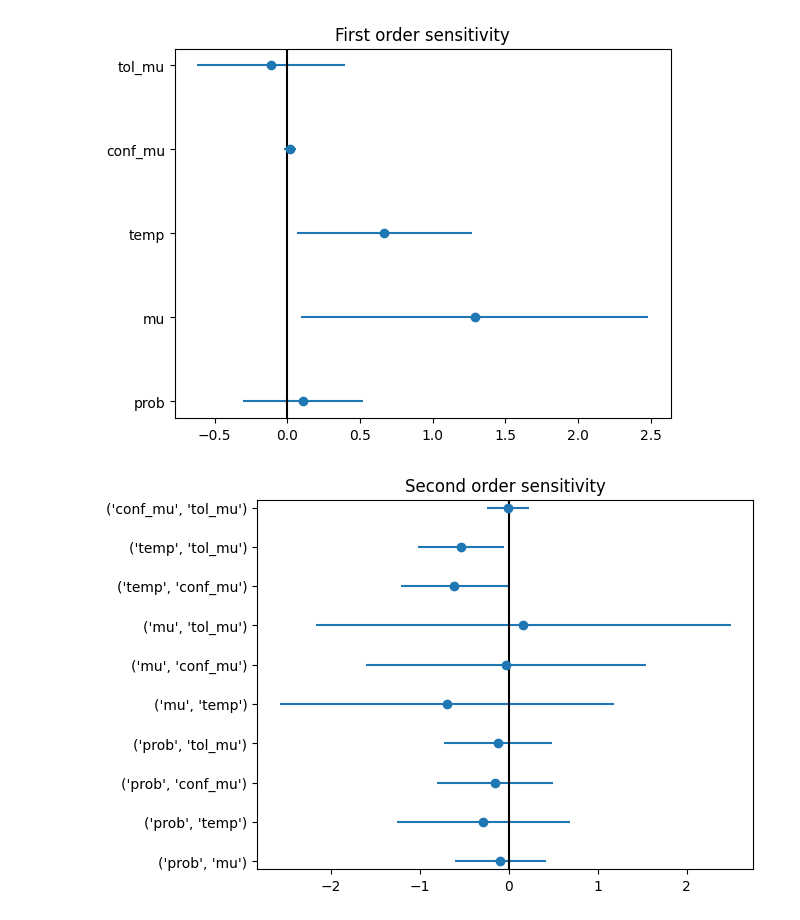
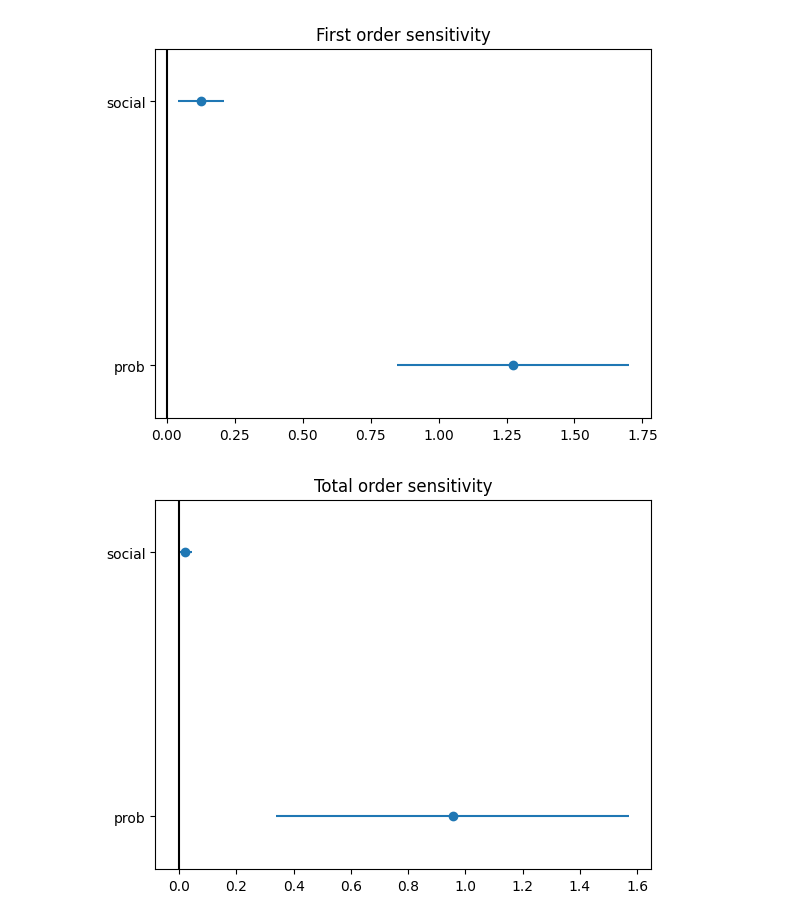
Before and after one commit to noayasmine/ABM_project, a Jupyter notebook: SA_sobol_ABM_parallel.ipynb, the cells around one changed output. Cells and saved outputs as stored; diff of their text form; code cells hidden in the pictures.

```diff
--- a/SA_sobol_ABM_parallel.ipynb
+++ b/SA_sobol_ABM_parallel.ipynb
@@ -13,9 +13,9 @@ from ABM_Final_Final_Final import SocialNetwork
 # %%
 # We define our variables and bounds
 problem = {
-    'num_vars': 4,
-    'names': ['prob', 'mu', 'temp', 'social'],
-    'bounds': [[0., 1.], [0.01,1], [0.01,0.3], [0.,0.5]]
+    'num_vars': 3,
+    'names': ['prob', 'social', 'n_agents'],
+    'bounds': [[0., 1.], [0.,0.5], [50, 100]]
 }
 
 w_pop = 0.2
@@ -23,9 +23,9 @@ w_prox = 0.7
 w_sim = 0.1
 
 # Set the repetitions, the amount of steps, and the amount of distinct values per variable
-replicates = 15
-max_steps = 300
-distinct_samples = 256
+replicates = 25
+max_steps = 350
+distinct_samples = 4
 
 # We get all our samples here
 param_values = saltelli.sample(problem, distinct_samples, calc_second_order=False)
@@ -33,7 +33,7 @@ param_values = saltelli.sample(problem, distinct_samples, calc_second_order=Fals
 # Initialize DataFrame to store results
 num_samples = len(param_values) * replicates
 
-data = pd.DataFrame(index=range(num_samples), columns=['prob', 'mu', 'temp', 'social'])
+data = pd.DataFrame(index=range(num_samples), columns=['prob', 'social', 'n_agents'])
 
 data['Run'], data['max IN degree'], data['avg clustering coeff'] = None, None, None
 
@@ -57,9 +60,10 @@ print(data)
 # %%
 # Define your model
-def run_model(count, params,max_steps):
-    n_agents = 75
-    prob, temp, mu, social = params
-    model = SocialNetwork(n_agents, prob, w_pop, w_prox, w_sim, mu, temp, social)
+def run_model(count, params, max_steps):
+    prob, social, n_agents = params
+    print(n_agents)
+    n_agents = int(n_agents)
+    model = SocialNetwork(n_agents, prob, w_pop, w_prox, w_sim, social)
     for k in range(max_steps + 1):
         model.step()
         print(f"\rProgress: {(k / max_steps) * 100:.2f}%", end='', flush=True)
@@ -98,9 +102,8 @@ for result in results:
     clustering_coeff = result[2]
     max_in = result[3]
     data.at[count, "prob"] = vals[0]
-    data.at[count, "mu"] = vals[1]
-    data.at[count, "temp"] = vals[2]
-    data.at[count, "social"] = vals[3]
+    data.at[count, "social"] = vals[1]
+    data.at[count, "n_agents"] = vals[2]
     data.iloc[count, len(vals):len(vals)+3] = count,max_in,clustering_coeff
 
 print(data)
@@ -128,5 +131,5 @@ data.to_csv(f"sobol_rep{replicates}_maxstep{max_steps}_distsamples{distinct_samp
 # %%
-# Si_cluster = sobol.analyze(problem, data['avg clustering coeff'].values, calc_second_order=False, print_to_console=True)
-# Si_IN_Degree = sobol.analyze(problem, data['max IN degree'].values, calc_second_order=False, print_to_console=True)
-max(data['max IN degree'])
+Si_cluster = sobol.analyze(problem, data['avg clustering coeff'].values, calc_second_order=False, print_to_console=True)
+Si_IN_Degree = sobol.analyze(problem, data['max IN degree'].values, calc_second_order=False, print_to_console=True)
+#max(data['max IN degree'])
 # %% [output]
@@ -167,16 +181,12 @@ def plot_index(s, params, i, title=''):
 # %%
 for Si in (Si_cluster, Si_IN_Degree):
     # First order
     plot_index(Si, problem['names'], '1', 'First order sensitivity')
     plt.show()
 
-    # Second order
-    plot_index(Si, problem['names'], '2', 'Second order sensitivity')
-    plt.show()
-
     # Total order
     plot_index(Si, problem['names'], 'T', 'Total order sensitivity')
     plt.show()
 # %% [output]
-[figure, old version]
+[figure, new version]
-[figure, old version]
+[figure, new version]
```
Also changed, not shown: parts of 4 cells of this notebook.
